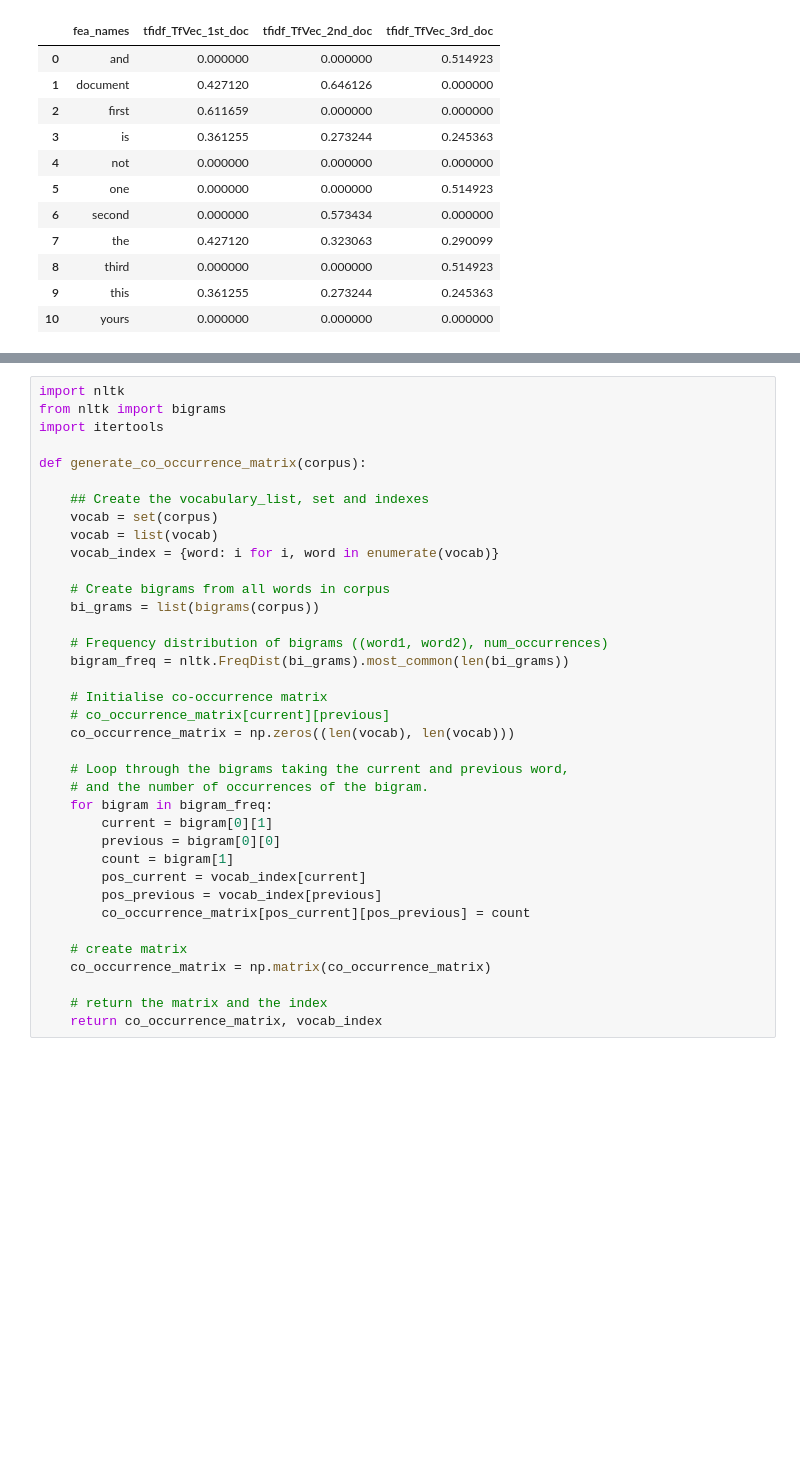
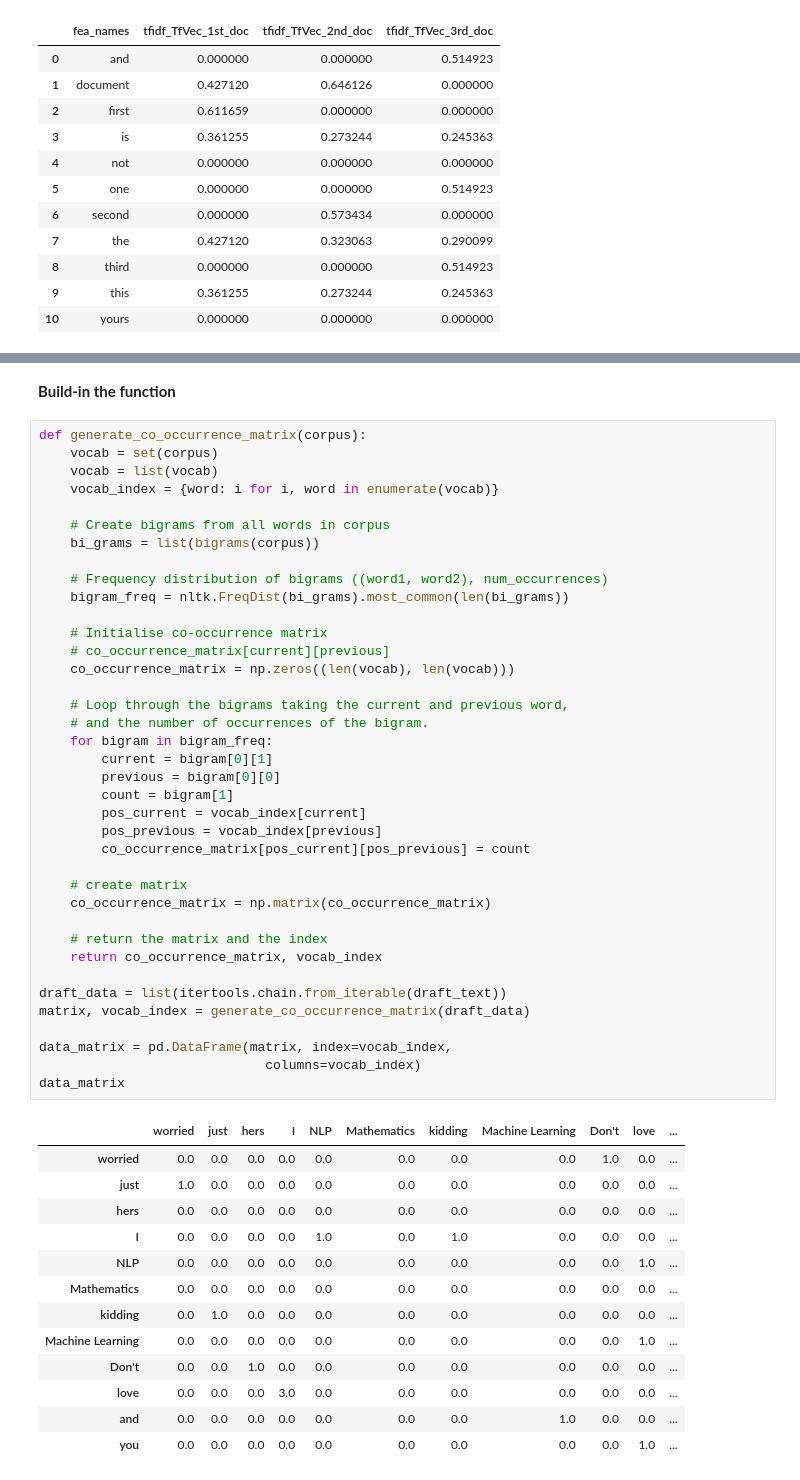
Before and after one commit to NhanDoV/Kaggle-6-first-projects, a Jupyter notebook: NLP_Text_Classification/Embedding.ipynb, the cells around one changed output, grey strips where cells are left out. Cells and saved outputs as stored; diff of their text form; blank space fills up the shorter version.

```diff
--- a/NLP_Text_Classification/Embedding.ipynb
+++ b/NLP_Text_Classification/Embedding.ipynb
@@ -232,38 +457,55 @@ A co-occurrence matrix or co-occurrence distribution is a matrix that is defined
+# %% [markdown]
+**Build-in the function**
 # %%
-import nltk
-from nltk import bigrams
-import itertools
-
 def generate_co_occurrence_matrix(corpus):
-
-    ## Create the vocabulary_list, set and indexes
     vocab = set(corpus)
     vocab = list(vocab)
     vocab_index = {word: i for i, word in enumerate(vocab)}
 
     # Create bigrams from all words in corpus
     bi_grams = list(bigrams(corpus))
 
     # Frequency distribution of bigrams ((word1, word2), num_occurrences)
     bigram_freq = nltk.FreqDist(bi_grams).most_common(len(bi_grams))
 
     # Initialise co-occurrence matrix
     # co_occurrence_matrix[current][previous]
     co_occurrence_matrix = np.zeros((len(vocab), len(vocab)))
 
     # Loop through the bigrams taking the current and previous word,
     # and the number of occurrences of the bigram.
     for bigram in bigram_freq:
         current = bigram[0][1]
         previous = bigram[0][0]
         count = bigram[1]
         pos_current = vocab_index[current]
         pos_previous = vocab_index[previous]
         co_occurrence_matrix[pos_current][pos_previous] = count
 
     # create matrix
     co_occurrence_matrix = np.matrix(co_occurrence_matrix)
 
     # return the matrix and the index
     return co_occurrence_matrix, vocab_index
+
+draft_data = list(itertools.chain.from_iterable(draft_text))
+matrix, vocab_index = generate_co_occurrence_matrix(draft_data)
+
+data_matrix = pd.DataFrame(matrix, index=vocab_index,
+                             columns=vocab_index)
+data_matrix
+# %% [output]
+|  | worried | just | hers | I | NLP | Mathematics | kidding | Machine Learning | Don't | love | ... |
+| worried | 0.0 | 0.0 | 0.0 | 0.0 | 0.0 | 0.0 | 0.0 | 0.0 | 1.0 | 0.0 | ... |
+| just | 1.0 | 0.0 | 0.0 | 0.0 | 0.0 | 0.0 | 0.0 | 0.0 | 0.0 | 0.0 | ... |
+| hers | 0.0 | 0.0 | 0.0 | 0.0 | 0.0 | 0.0 | 0.0 | 0.0 | 0.0 | 0.0 | ... |
+| I | 0.0 | 0.0 | 0.0 | 0.0 | 1.0 | 0.0 | 1.0 | 0.0 | 0.0 | 0.0 | ... |
+| NLP | 0.0 | 0.0 | 0.0 | 0.0 | 0.0 | 0.0 | 0.0 | 0.0 | 0.0 | 1.0 | ... |
+| Mathematics | 0.0 | 0.0 | 0.0 | 0.0 | 0.0 | 0.0 | 0.0 | 0.0 | 0.0 | 0.0 | ... |
+| kidding | 0.0 | 1.0 | 0.0 | 0.0 | 0.0 | 0.0 | 0.0 | 0.0 | 0.0 | 0.0 | ... |
+| Machine Learning | 0.0 | 0.0 | 0.0 | 0.0 | 0.0 | 0.0 | 0.0 | 0.0 | 0.0 | 1.0 | ... |
+| Don't | 0.0 | 0.0 | 1.0 | 0.0 | 0.0 | 0.0 | 0.0 | 0.0 | 0.0 | 0.0 | ... |
+| love | 0.0 | 0.0 | 0.0 | 3.0 | 0.0 | 0.0 | 0.0 | 0.0 | 0.0 | 0.0 | ... |
+| and | 0.0 | 0.0 | 0.0 | 0.0 | 0.0 | 0.0 | 0.0 | 1.0 | 0.0 | 0.0 | ... |
+| you | 0.0 | 0.0 | 0.0 | 0.0 | 0.0 | 0.0 | 0.0 | 0.0 | 0.0 | 1.0 | ... |
 # %%
```
Also changed, not shown: parts of 23 cells of this notebook.
